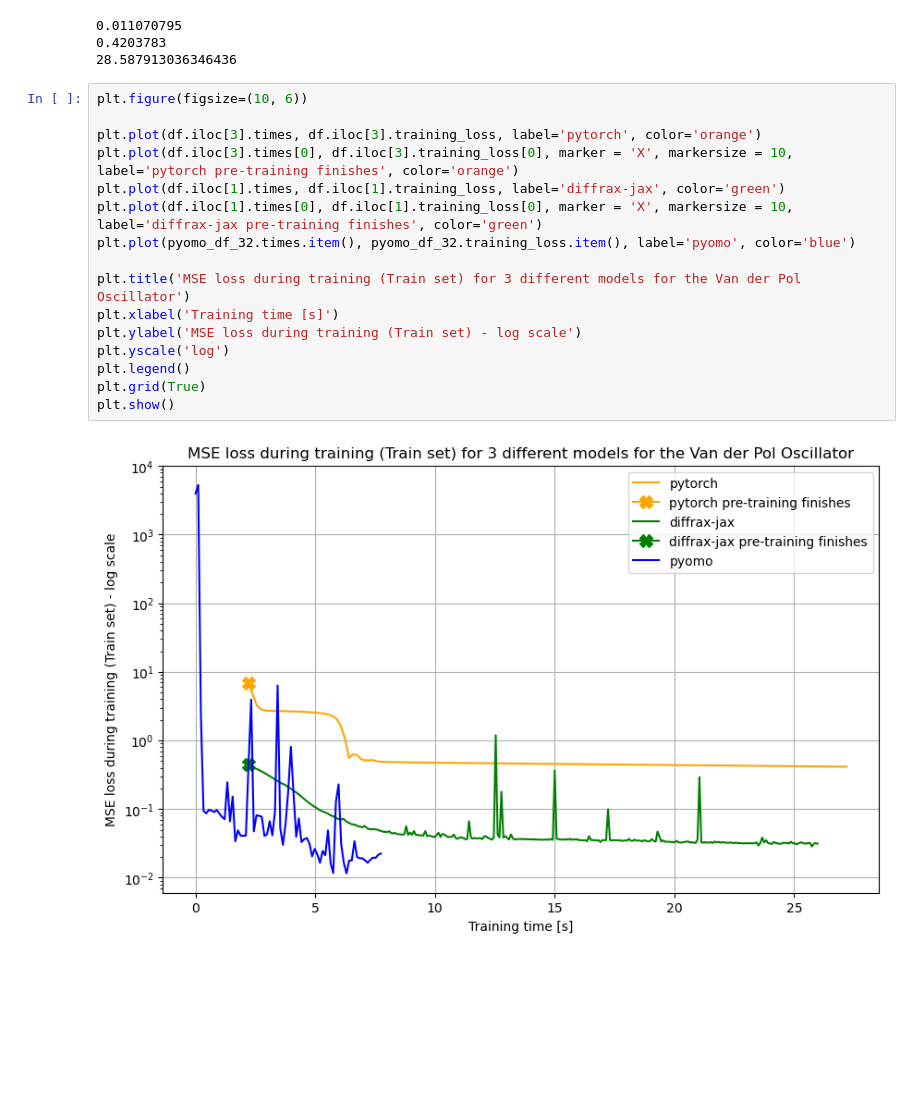
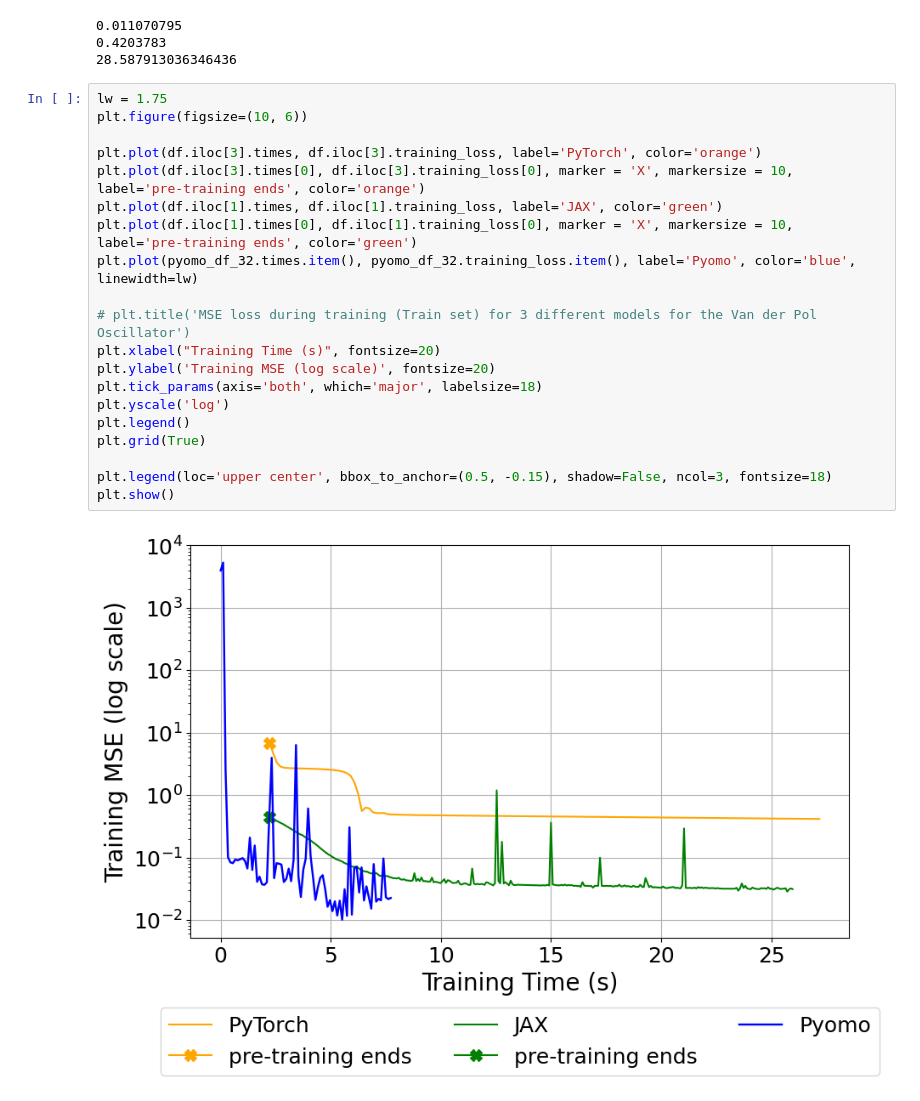
Before and after one commit to mariashapo/NODE, a Jupyter notebook: 01_experiments_synthetic/00_training_convergence.ipynb, the cells around one changed output. Cells and saved outputs as stored; diff of their text form; blank space fills up the shorter version.

```diff
--- a/01_experiments_synthetic/00_training_convergence.ipynb
+++ b/01_experiments_synthetic/00_training_convergence.ipynb
@@ -212,23 +212,27 @@ print(df.iloc[n].time_elapsed)
 0.4203783
 28.587913036346436
 # %%
+lw = 1.75
 plt.figure(figsize=(10, 6))
 
-plt.plot(df.iloc[3].times, df.iloc[3].training_loss, label='pytorch', color='orange')
-plt.plot(df.iloc[3].times[0], df.iloc[3].training_loss[0], marker = 'X', markersize = 10, label='pytorch pre-training finishes', color='orange')
-plt.plot(df.iloc[1].times, df.iloc[1].training_loss, label='diffrax-jax', color='green')
-plt.plot(df.iloc[1].times[0], df.iloc[1].training_loss[0], marker = 'X', markersize = 10, label='diffrax-jax pre-training finishes', color='green')
-plt.plot(pyomo_df_32.times.item(), pyomo_df_32.training_loss.item(), label='pyomo', color='blue')
+plt.plot(df.iloc[3].times, df.iloc[3].training_loss, label='PyTorch', color='orange')
+plt.plot(df.iloc[3].times[0], df.iloc[3].training_loss[0], marker = 'X', markersize = 10, label='pre-training ends', color='orange')
+plt.plot(df.iloc[1].times, df.iloc[1].training_loss, label='JAX', color='green')
+plt.plot(df.iloc[1].times[0], df.iloc[1].training_loss[0], marker = 'X', markersize = 10, label='pre-training ends', color='green')
+plt.plot(pyomo_df_32.times.item(), pyomo_df_32.training_loss.item(), label='Pyomo', color='blue', linewidth=lw)
 
-plt.title('MSE loss during training (Train set) for 3 different models for the Van der Pol Oscillator')
-plt.xlabel('Training time [s]')
-plt.ylabel('MSE loss during training (Train set) - log scale')
+# plt.title('MSE loss during training (Train set) for 3 different models for the Van der Pol Oscillator')
+plt.xlabel("Training Time (s)", fontsize=20)
+plt.ylabel('Training MSE (log scale)', fontsize=20)
+plt.tick_params(axis='both', which='major', labelsize=18)
 plt.yscale('log')
 plt.legend()
 plt.grid(True)
+
+plt.legend(loc='upper center', bbox_to_anchor=(0.5, -0.15), shadow=False, ncol=3, fontsize=18)
 plt.show()
 # %% [output]
-[figure, old version]
+[figure, new version]
 # %%
 plt.figure(figsize=(10, 6))
 
```
Also changed, not shown: parts of 8 cells of this notebook, 14 other files.
